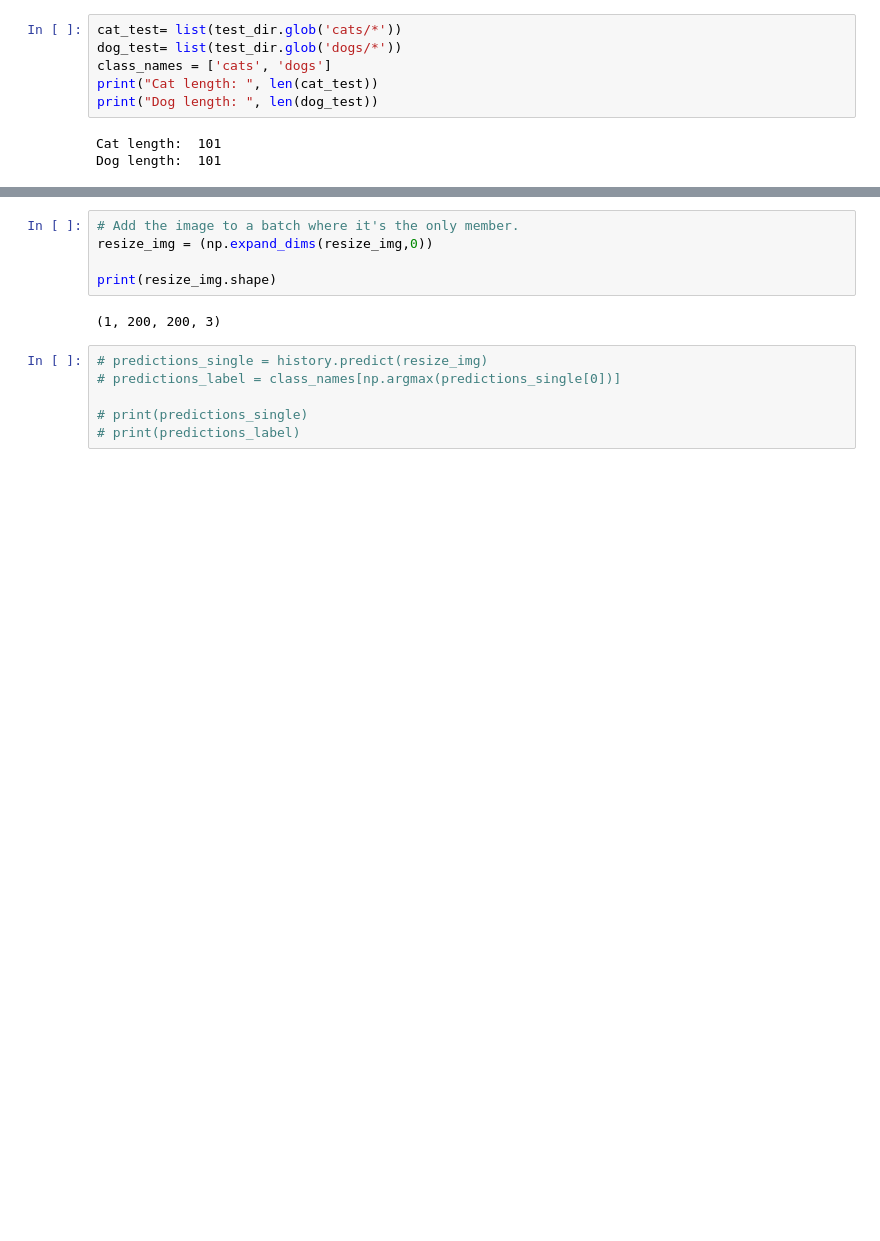
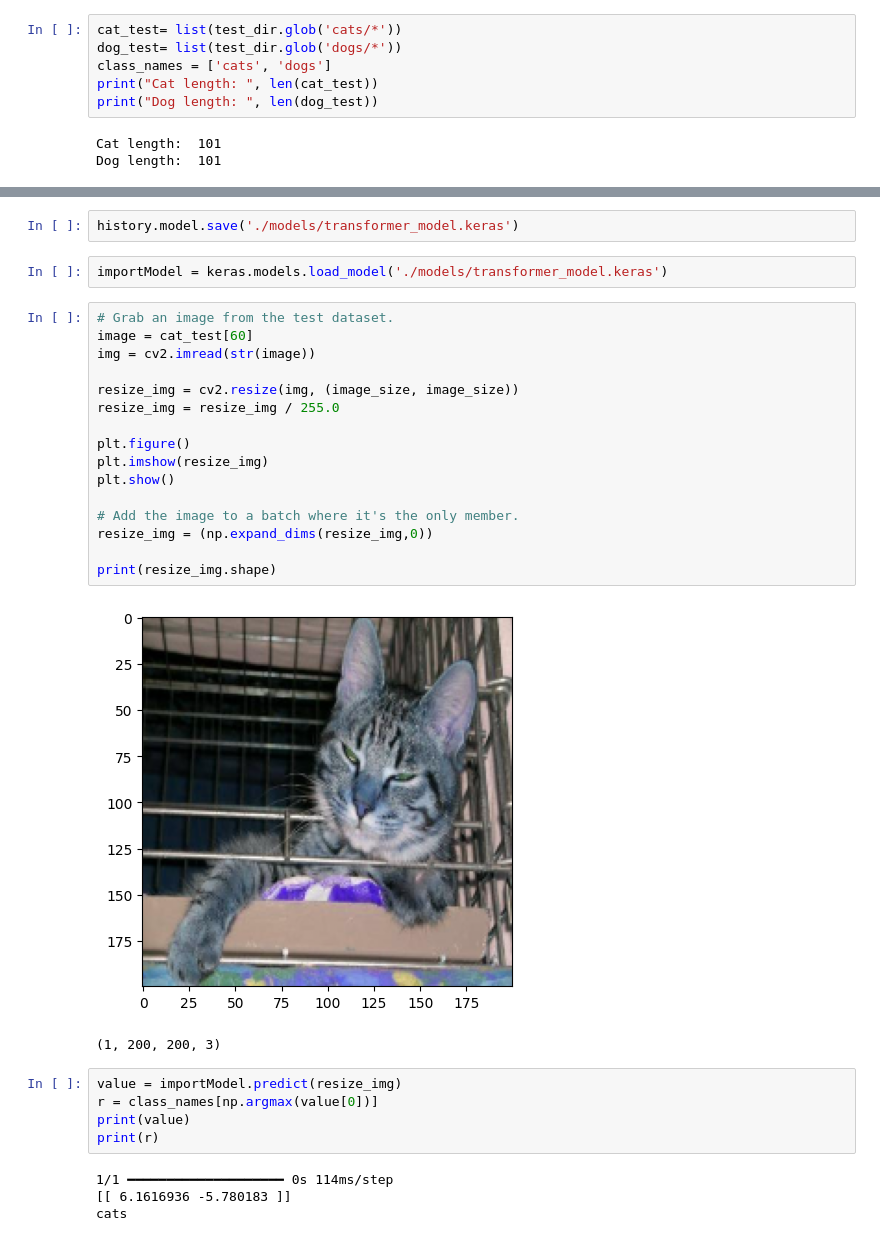
Before and after one commit to jamesteckyio/ai, a Jupyter notebook: transformer.ipynb, the cells around one changed output, grey strips where cells are left out. Cells and saved outputs as stored; diff of their text form; blank space fills up the shorter version.

Commit message:
transformer

```diff
--- a/transformer.ipynb
+++ b/transformer.ipynb
@@ -315,13 +341,32 @@ plt.show()
+# %%
+history.model.save('./models/transformer_model.keras')
+# %%
+importModel = keras.models.load_model('./models/transformer_model.keras')
 # %%
+# Grab an image from the test dataset.
+image = cat_test[60]
+img = cv2.imread(str(image))
+
+resize_img = cv2.resize(img, (image_size, image_size))
+resize_img = resize_img / 255.0
+
+plt.figure()
+plt.imshow(resize_img)
+plt.show()
+
 # Add the image to a batch where it's the only member.
 resize_img = (np.expand_dims(resize_img,0))
 
 print(resize_img.shape)
 # %% [output]
+[figure, added]
 (1, 200, 200, 3)
 # %%
-# predictions_single = history.predict(resize_img)
-# predictions_label = class_names[np.argmax(predictions_single[0])]
-
-# print(predictions_single)
-# print(predictions_label)
+value = importModel.predict(resize_img)
+r = class_names[np.argmax(value[0])]
+print(value)
+print(r)
+# %% [output]
+1/1 ━━━━━━━━━━━━━━━━━━━━ 0s 114ms/step
+[[ 6.1616936 -5.780183 ]]
+cats
```
Also changed, not shown: parts of 13 cells of this notebook, 8 other files.
